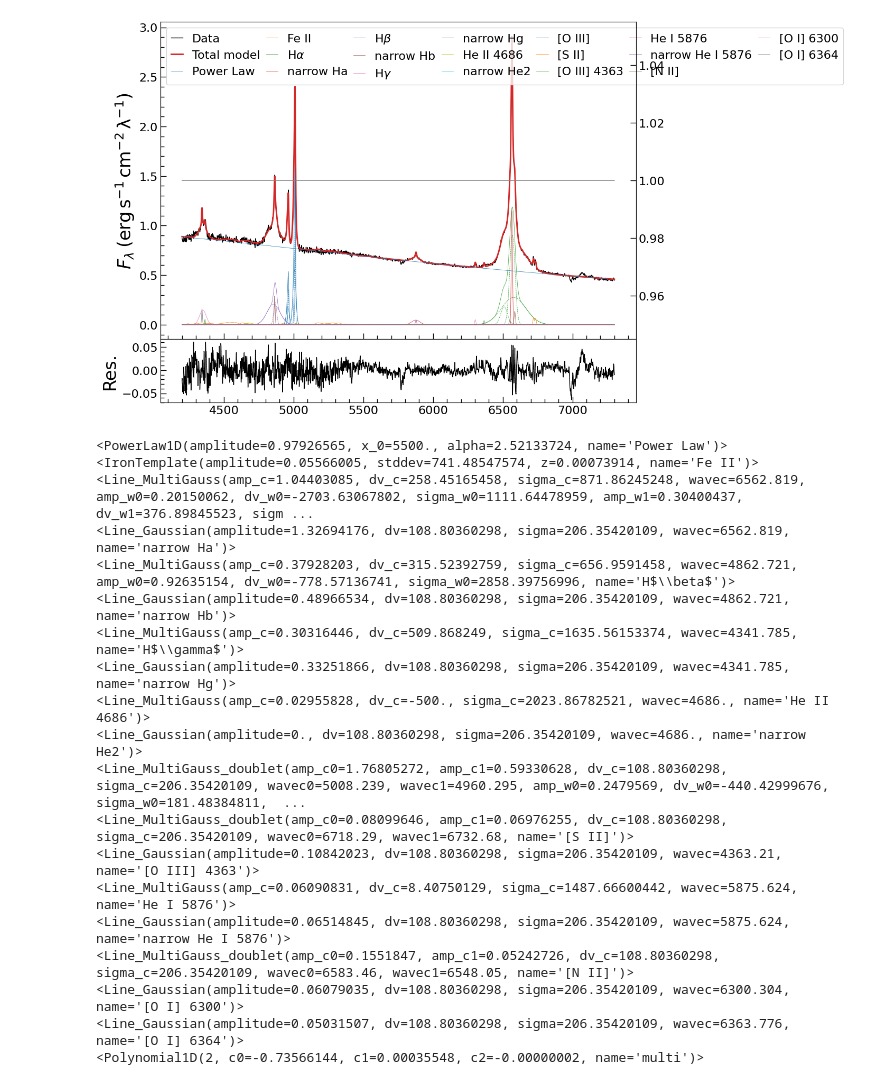
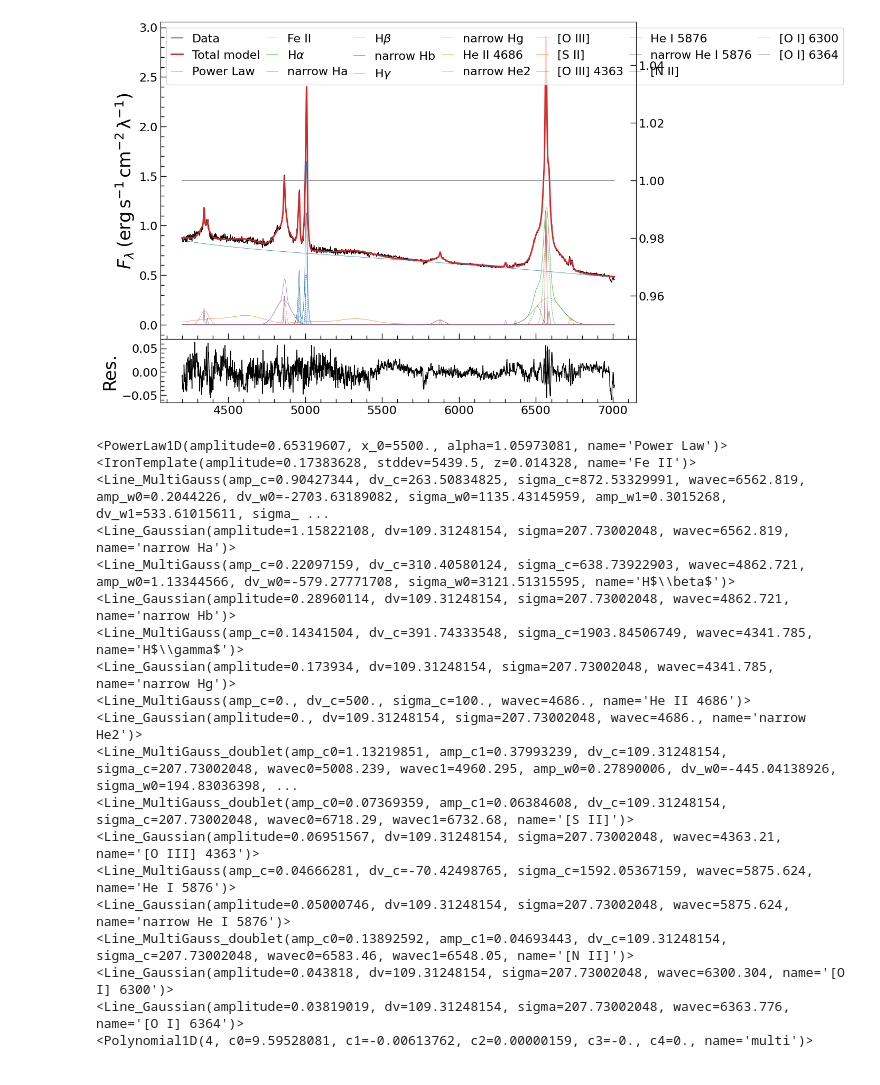
Before and after one commit to CaptainPKU/Spactrum, a Jupyter notebook: MeasureV3/pg1351#15/pg1351.ipynb, the cells around one changed output. Drawn from its saved outputs; the diff is of its cells as text; code cells hidden in the pictures.

```diff
--- a/MeasureV3/pg1351#15/pg1351.ipynb
+++ b/MeasureV3/pg1351#15/pg1351.ipynb
@@ -50,7 +50,7 @@ plt.show()
 zred = 0.0882 #-------------------------------------修改红移
 
 fig, ax = plt.subplots(figsize=(12, 6))
-wmin, wmax = 4200, 7300
+wmin, wmax = 4200, 7010
 wave_rst = wave / (1 + zred)
 fltr = (wave_rst > wmin) & (wave_rst < wmax)
 wave_use = wave_rst[fltr]
@@ -67,15 +69,16 @@ plt.show()
 # %%
 wave_dict = sagan.utils.line_wave_dict
 label_dict = sagan.utils.line_label_dict
-poly = models.Polynomial1D(degree=2, name='multi')  # The name must be `multi`; no more than 5th order
-pl = models.PowerLaw1D(amplitude=0.69, x_0=5500, alpha=1.01, fixed={'x_0': True},name='Power Law')
-iron = sagan.IronTemplate(amplitude=0.06, stddev=1000, z=0, name='Fe II')
+
+poly = models.Polynomial1D(degree=4, name='multi')  # The name must be `multi`; no more than 5th order
+pl = models.PowerLaw1D(amplitude=0.65319607, x_0=5500, alpha=1.05973081, fixed={'x_0': True,'amplitude':True,'alpha':True},name='Power Law')
+iron = sagan.IronTemplate(amplitude=0.17383628, stddev=5439.5, z=0, name='Fe II',fixed={'amplitude':True,'stddev':True})
 
 bounds = {'sigma_w0': (100, 4000)}
 b_ha = sagan.Line_MultiGauss(n_components=3, amp_c=0.83, dv_c=300, sigma_c=750,
                              wavec=wave_dict['Halpha'], name=label_dict['Halpha'],
-                             amp_w0=0.53, dv_w0=-500, sigma_w0=2900,
-                             amp_w1=0.53, dv_w1=500, sigma_w1=2900)
+                             amp_w0=0.53, dv_w0=-500, sigma_w0=1900,
+                             amp_w1=0.53, dv_w1=500, sigma_w1=3900)
 #b_ha = sagan.Line_MultiGauss(n_components=2, amp_c=0.83, dv_c=280, sigma_c=750,
 #                             wavec=wave_dict['Halpha'], name=label_dict['Halpha'],
 #                             amp_w0=0.53, dv_w0=-530, sigma_w0=2900)
@@ -125,7 +128,8 @@ line_hg  =  b_hg + n_hg
 line_he2 =  b_he2 + n_he2
 line_he1 =  b_he1+n_he1  # Masked
 
-m_init = (pl + iron + line_ha + line_hb + line_hg + line_he2 + line_o3 + line_s2 + n_o3_4363+line_he1+line_n2+n_o1_6300+n_o1_6364)*poly
+m_init = (pl + iron+ line_ha + line_hb + line_hg + line_he2 + line_o3 + line_s2 + n_o3_4363+line_he1+line_n2+n_o1_6300+n_o1_6364 )*poly
+#+ line_ha + line_hb + line_hg + line_he2 + line_o3 + line_s2 + n_o3_4363+line_he1+line_n2+n_o1_6300+n_o1_6364
 
 # Tie the line ratio of [O III] 5007/4959 to 2.98
 def tie_o3(model):
@@ -139,50 +143,58 @@ line_n2.amp_c1.tied = tie_n2
 # Tie
 def tie_narrow_sigma(model):
     return model['[O III]'].sigma_c
 
 def tie_narrow_dv(model):
     return model['[O III]'].dv_c
 
 line_s2.sigma_c.tied = tie_narrow_sigma
 line_s2.dv_c.tied = tie_narrow_dv
 line_n2.sigma_c.tied = tie_narrow_sigma
 line_n2.dv_c.tied = tie_narrow_dv
 
 for line in [n_ha, n_hb, n_hg, n_he2, n_o3_4363,n_he1,n_o1_6300,n_o1_6364]:
     line.sigma.tied = tie_narrow_sigma
     line.dv.tied = tie_narrow_dv
 
 fitter = fitting.LevMarLSQFitter()
 
 weights = np.ones_like(flux_use)
 #fltr = (wave_use > 5770) & (wave_use < 6000)
+fltr11=(wave_use>4260)&(wave_use<4430)
+fltr12=(wave_use>4770)&(wave_use<5080)
+fltr13=(wave_use>5550)&(wave_use<6050)
+fltr14=(wave_use>6200)&(wave_use<6890)
 #weights[fltr] = 0.0
+#weights[fltr11] = 0.0
+#weights[fltr12] = 0.0
+#weights[fltr13] = 0.0
+#weights[fltr14] = 0.0
 m_fit = fitter(m_init, wave_use, flux_use, weights=weights, maxiter=10000)  # Important to set a large maxiter!
 
 ax, axr = sagan.plot.plot_fit(wave_use, flux_use, m_fit, weight=weights)
 ax.set_ylabel(r'$F_\lambda\:(\mathrm{erg\,s^{-1}\,cm^{-2}\,\lambda^{-1}})$', fontsize=24)
 plt.show()
 
 for m in m_fit:
     print(m.__repr__())
 # %% [output]
-[figure, old version]
+[figure, new version]
-<PowerLaw1D(amplitude=0.97926565, x_0=5500., alpha=2.52133724, name='Power Law')>
-<IronTemplate(amplitude=0.05566005, stddev=741.48547574, z=0.00073914, name='Fe II')>
-<Line_MultiGauss(amp_c=1.04403085, dv_c=258.45165458, sigma_c=871.86245248, wavec=6562.819, amp_w0=0.20150062, dv_w0=-2703.63067802, sigma_w0=1111.64478959, amp_w1=0.30400437, dv_w1=376.89845523, sigm ...
-<Line_Gaussian(amplitude=1.32694176, dv=108.80360298, sigma=206.35420109, wavec=6562.819, name='narrow Ha')>
-<Line_MultiGauss(amp_c=0.37928203, dv_c=315.52392759, sigma_c=656.9591458, wavec=4862.721, amp_w0=0.92635154, dv_w0=-778.57136741, sigma_w0=2858.39756996, name='H$\\beta$')>
-<Line_Gaussian(amplitude=0.48966534, dv=108.80360298, sigma=206.35420109, wavec=4862.721, name='narrow Hb')>
-<Line_MultiGauss(amp_c=0.30316446, dv_c=509.868249, sigma_c=1635.56153374, wavec=4341.785, name='H$\\gamma$')>
-<Line_Gaussian(amplitude=0.33251866, dv=108.80360298, sigma=206.35420109, wavec=4341.785, name='narrow Hg')>
-<Line_MultiGauss(amp_c=0.02955828, dv_c=-500., sigma_c=2023.86782521, wavec=4686., name='He II 4686')>
-<Line_Gaussian(amplitude=0., dv=108.80360298, sigma=206.35420109, wavec=4686., name='narrow He2')>
-<Line_MultiGauss_doublet(amp_c0=1.76805272, amp_c1=0.59330628, dv_c=108.80360298, sigma_c=206.35420109, wavec0=5008.239, wavec1=4960.295, amp_w0=0.2479569, dv_w0=-440.42999676, sigma_w0=181.48384811,  ...
-<Line_MultiGauss_doublet(amp_c0=0.08099646, amp_c1=0.06976255, dv_c=108.80360298, sigma_c=206.35420109, wavec0=6718.29, wavec1=6732.68, name='[S II]')>
-<Line_Gaussian(amplitude=0.10842023, dv=108.80360298, sigma=206.35420109, wavec=4363.21, name='[O III] 4363')>
-<Line_MultiGauss(amp_c=0.06090831, dv_c=8.40750129, sigma_c=1487.66600442, wavec=5875.624, name='He I 5876')>
-<Line_Gaussian(amplitude=0.06514845, dv=108.80360298, sigma=206.35420109, wavec=5875.624, name='narrow He I 5876')>
-<Line_MultiGauss_doublet(amp_c0=0.1551847, amp_c1=0.05242726, dv_c=108.80360298, sigma_c=206.35420109, wavec0=6583.46, wavec1=6548.05, name='[N II]')>
-<Line_Gaussian(amplitude=0.06079035, dv=108.80360298, sigma=206.35420109, wavec=6300.304, name='[O I] 6300')>
-<Line_Gaussian(amplitude=0.05031507, dv=108.80360298, sigma=206.35420109, wavec=6363.776, name='[O I] 6364')>
-<Polynomial1D(2, c0=-0.73566144, c1=0.00035548, c2=-0.00000002, name='multi')>
+<PowerLaw1D(amplitude=0.65319607, x_0=5500., alpha=1.05973081, name='Power Law')>
+<IronTemplate(amplitude=0.17383628, stddev=5439.5, z=0.014328, name='Fe II')>
+<Line_MultiGauss(amp_c=0.90427344, dv_c=263.50834825, sigma_c=872.53329991, wavec=6562.819, amp_w0=0.2044226, dv_w0=-2703.63189082, sigma_w0=1135.43145959, amp_w1=0.3015268, dv_w1=533.61015611, sigma_ ...
+<Line_Gaussian(amplitude=1.15822108, dv=109.31248154, sigma=207.73002048, wavec=6562.819, name='narrow Ha')>
+<Line_MultiGauss(amp_c=0.22097159, dv_c=310.40580124, sigma_c=638.73922903, wavec=4862.721, amp_w0=1.13344566, dv_w0=-579.27771708, sigma_w0=3121.51315595, name='H$\\beta$')>
+<Line_Gaussian(amplitude=0.28960114, dv=109.31248154, sigma=207.73002048, wavec=4862.721, name='narrow Hb')>
+<Line_MultiGauss(amp_c=0.14341504, dv_c=391.74333548, sigma_c=1903.84506749, wavec=4341.785, name='H$\\gamma$')>
+<Line_Gaussian(amplitude=0.173934, dv=109.31248154, sigma=207.73002048, wavec=4341.785, name='narrow Hg')>
+<Line_MultiGauss(amp_c=0., dv_c=500., sigma_c=100., wavec=4686., name='He II 4686')>
+<Line_Gaussian(amplitude=0., dv=109.31248154, sigma=207.73002048, wavec=4686., name='narrow He2')>
+<Line_MultiGauss_doublet(amp_c0=1.13219851, amp_c1=0.37993239, dv_c=109.31248154, sigma_c=207.73002048, wavec0=5008.239, wavec1=4960.295, amp_w0=0.27890006, dv_w0=-445.04138926, sigma_w0=194.83036398, ...
+<Line_MultiGauss_doublet(amp_c0=0.07369359, amp_c1=0.06384608, dv_c=109.31248154, sigma_c=207.73002048, wavec0=6718.29, wavec1=6732.68, name='[S II]')>
+<Line_Gaussian(amplitude=0.06951567, dv=109.31248154, sigma=207.73002048, wavec=4363.21, name='[O III] 4363')>
+<Line_MultiGauss(amp_c=0.04666281, dv_c=-70.42498765, sigma_c=1592.05367159, wavec=5875.624, name='He I 5876')>
+<Line_Gaussian(amplitude=0.05000746, dv=109.31248154, sigma=207.73002048, wavec=5875.624, name='narrow He I 5876')>
+<Line_MultiGauss_doublet(amp_c0=0.13892592, amp_c1=0.04693443, dv_c=109.31248154, sigma_c=207.73002048, wavec0=6583.46, wavec1=6548.05, name='[N II]')>
+<Line_Gaussian(amplitude=0.043818, dv=109.31248154, sigma=207.73002048, wavec=6300.304, name='[O I] 6300')>
+<Line_Gaussian(amplitude=0.03819019, dv=109.31248154, sigma=207.73002048, wavec=6363.776, name='[O I] 6364')>
+<Polynomial1D(4, c0=9.59528081, c1=-0.00613762, c2=0.00000159, c3=-0., c4=0., name='multi')>
```
Also changed, not shown: parts of 8 cells of this notebook, 3 other files.
